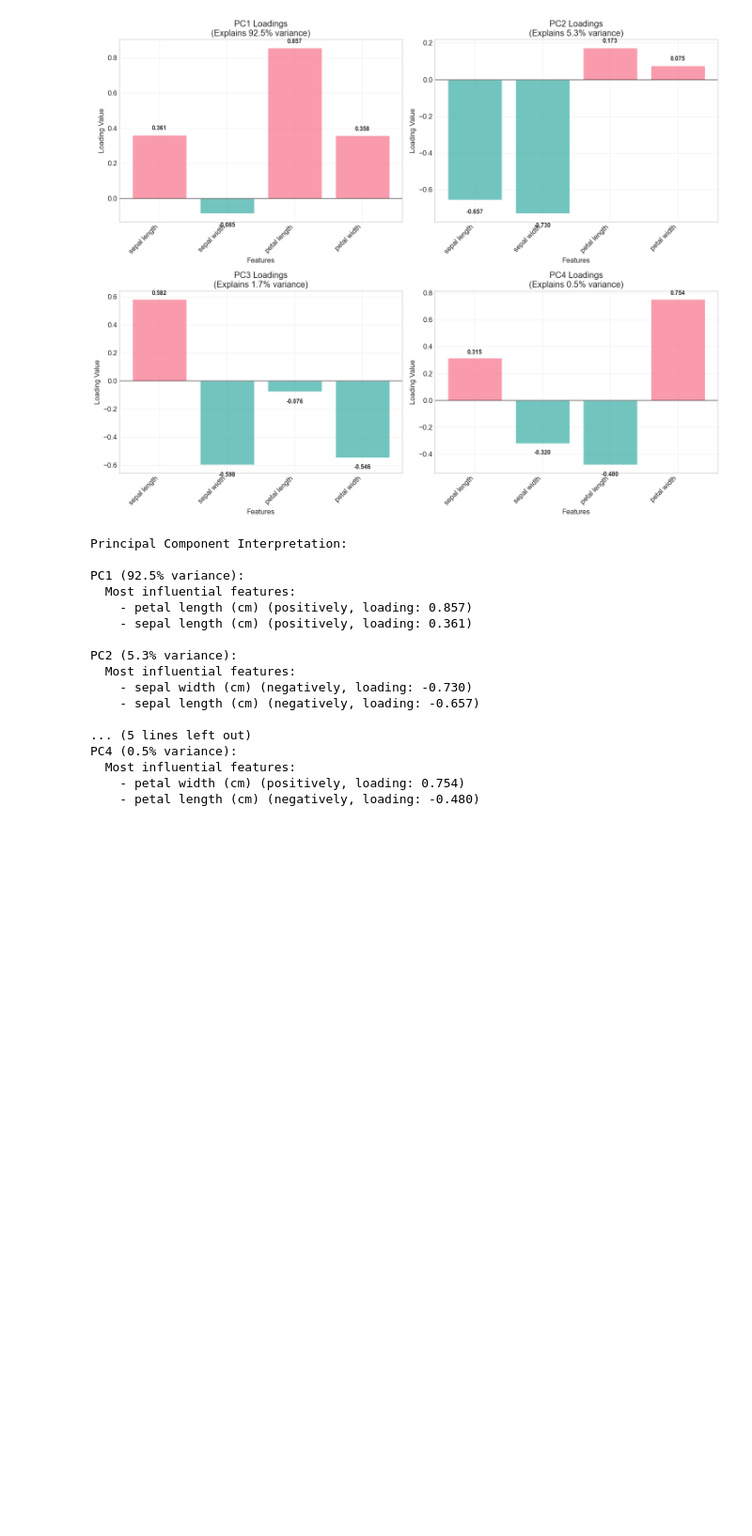
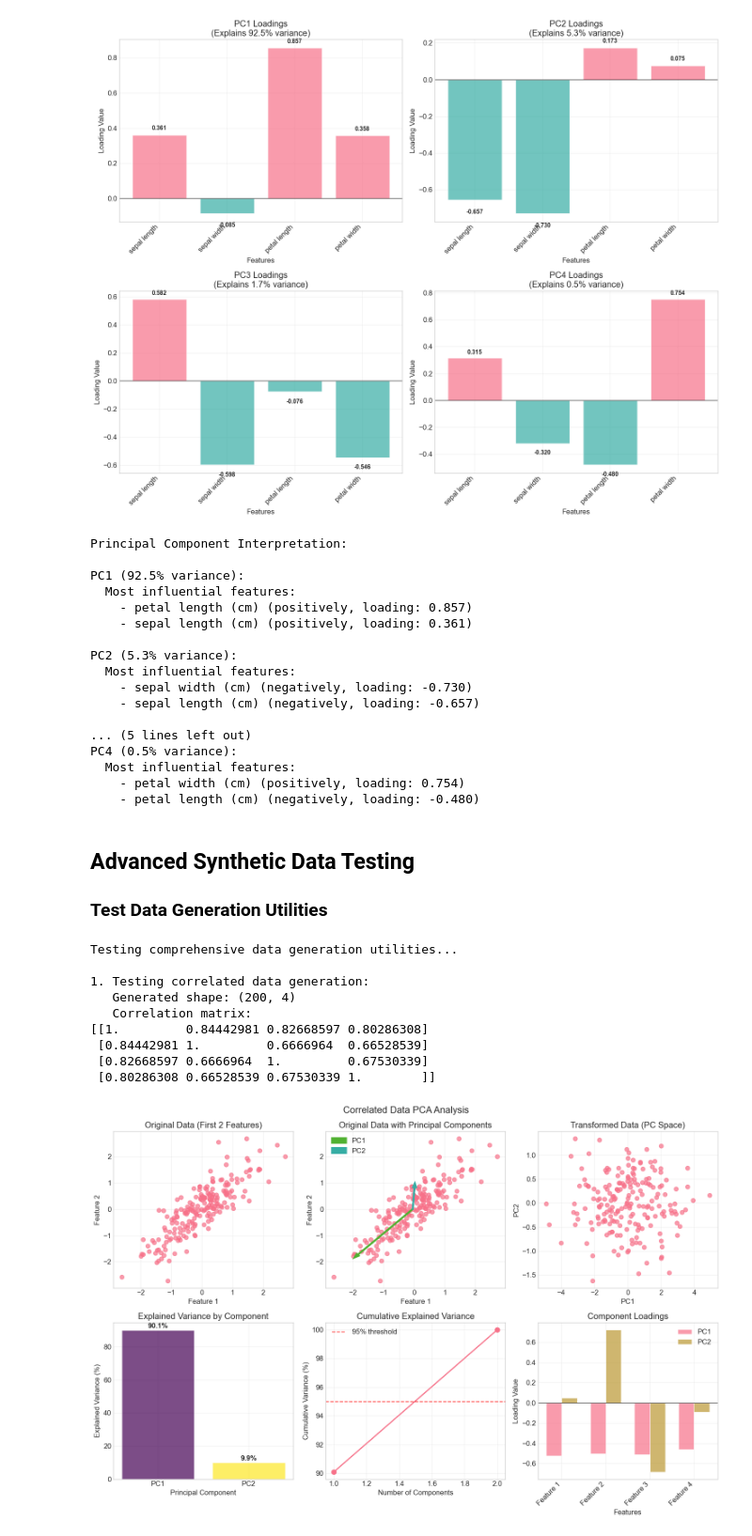
Before and after one commit to NMsby/pca-machine-learning-lab, a Jupyter notebook: notebooks/02_pca_from_scratch.ipynb, the cells around one changed output. Shown at 94% size. Saved outputs shown, nothing was run; the diff lists cells and outputs as text; code cells hidden in the pictures; blank space fills up the shorter version.

```diff
--- a/notebooks/02_pca_from_scratch.ipynb
+++ b/notebooks/02_pca_from_scratch.ipynb
@@ -701,3 +701,39 @@ PC4 (0.5% variance):
   Most influential features:
     - petal width (cm) (positively, loading: 0.754)
     - petal length (cm) (negatively, loading: -0.480)
+# %% [markdown]
+## Advanced Synthetic Data Testing
+
+### Test Data Generation Utilities
+# %%
+# Import our new utilities
+sys.path.append('../src')
+from data_utils import *
+from visualization_utils import *
+
+print("Testing comprehensive data generation utilities...")
+
+# Test correlated data
+print("\n1. Testing correlated data generation:")
+X_corr = generate_correlated_data(n_samples=200, n_features=4, correlation=0.85, random_state=42)
+print(f"   Generated shape: {X_corr.shape}")
+print(f"   Correlation matrix:\n{np.corrcoef(X_corr.T)}")
+
+# Apply PCA and visualize
+pca_corr = PCA(n_components=2)
+X_corr_pca = pca_corr.fit_transform(X_corr)
+
+plot_2d_pca_results(X_corr, X_corr_pca, pca_corr,
+                   title="Correlated Data PCA Analysis",
+                   feature_names=[f"Feature {i+1}" for i in range(4)])
+# %% [output]
+Testing comprehensive data generation utilities...
+
+1. Testing correlated data generation:
+   Generated shape: (200, 4)
+   Correlation matrix:
+[[1.         0.84442981 0.82668597 0.80286308]
+ [0.84442981 1.         0.6666964  0.66528539]
+ [0.82668597 0.6666964  1.         0.67530339]
+ [0.80286308 0.66528539 0.67530339 1.        ]]
+[figure, added]
```
Also changed, not shown: parts of 12 cells of this notebook, 2 other files.
